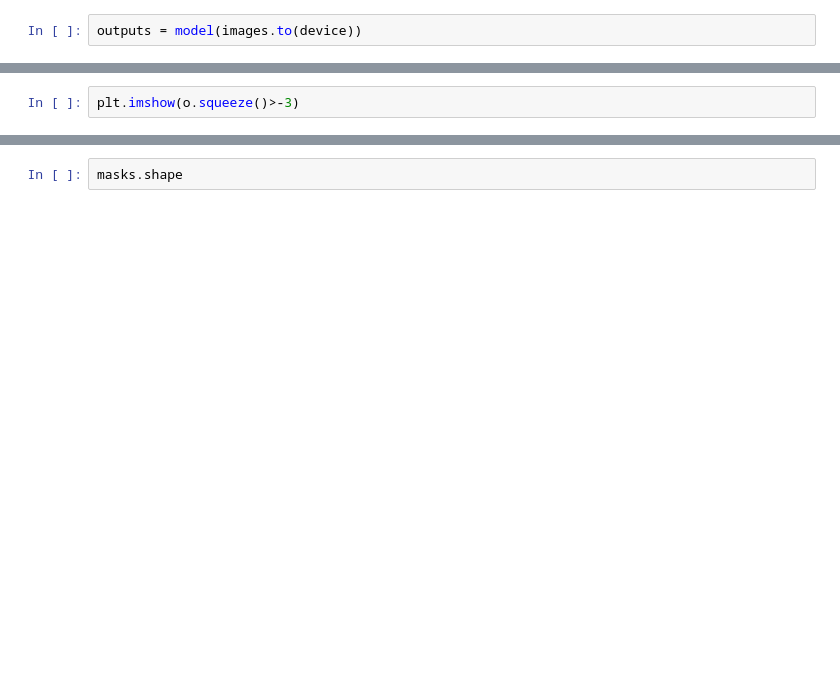
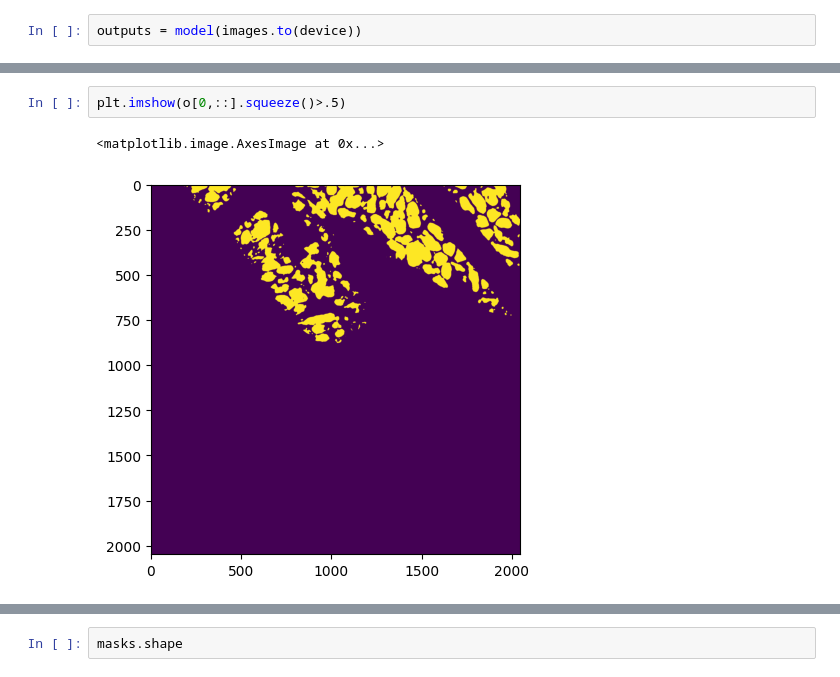
Before and after one commit to choosehappy/QuickAnnotator, a Jupyter notebook: quickannotator/dl/example-train-infer-notebook.ipynb, the cells around one changed output, grey strips where cells are left out. Cells and saved outputs as stored; diff of their text form; blank space fills up the shorter version.

```diff
--- a/quickannotator/dl/example-train-infer-notebook.ipynb
+++ b/quickannotator/dl/example-train-infer-notebook.ipynb
@@ -197,4 +305,7 @@ o=outputs.cpu().detach()
 # %%
-plt.imshow(o.squeeze()>-3)
+plt.imshow(o[0,::].squeeze()>.5)
+# %% [output]
+<matplotlib.image.AxesImage at 0x...>
+[figure, added]
 # %%
 plt.hist(o.squeeze().numpy().flatten())
```
Also changed, not shown: parts of 17 cells of this notebook.
